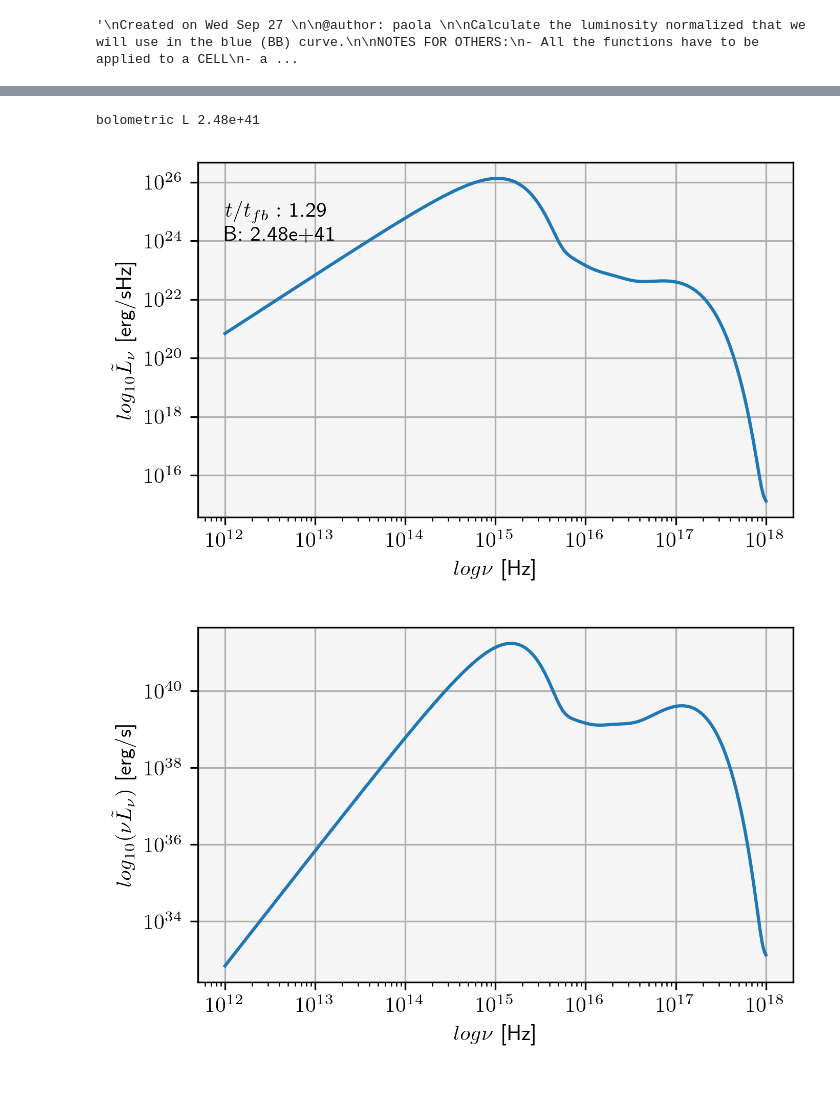
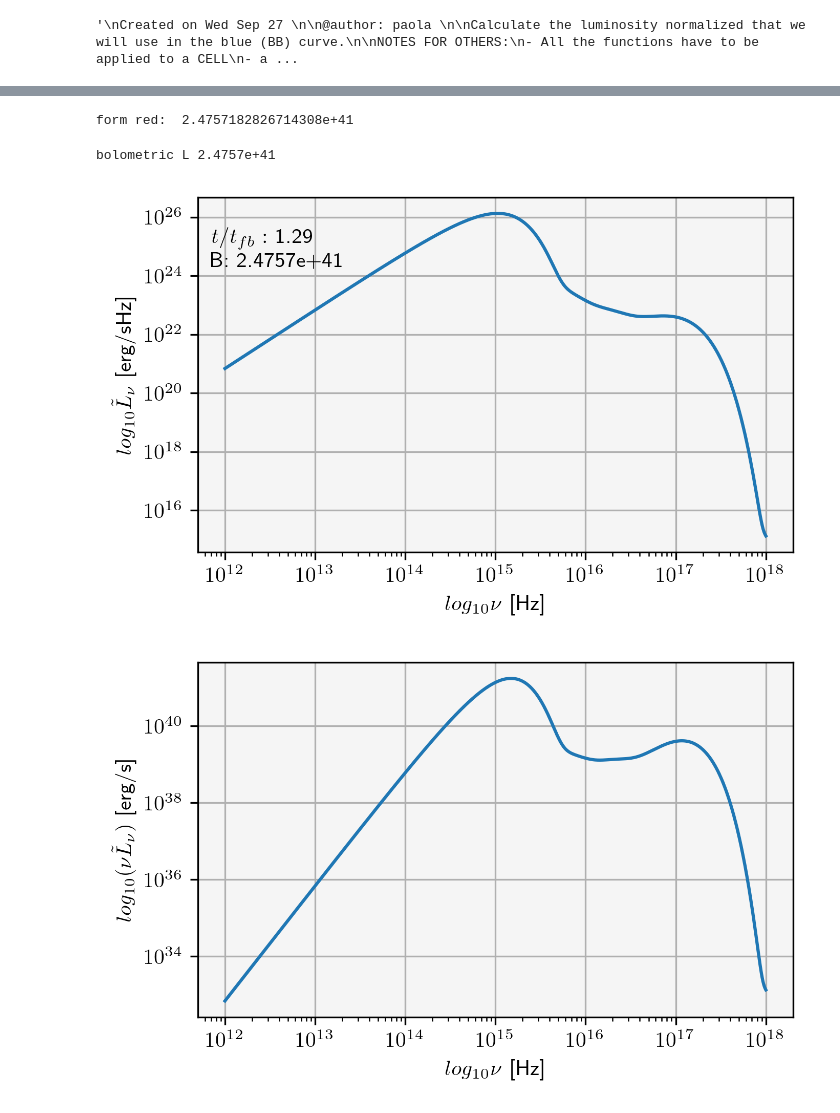
Before and after one commit to KKilmetis8/tde_comparison, a Jupyter notebook: PAOLA_lum.ipynb, the cells around one changed output, grey strips where cells are left out. Cells and saved outputs as stored; diff of their text form; code cells hidden in the pictures.

Commit message:
more plot

```diff
--- a/PAOLA_lum.ipynb
+++ b/PAOLA_lum.ipynb
@@ -312,13 +300,15 @@ ray: 191
 # %%
+n_array = 10**x_array
+
 fig, ax = plt.subplots()
-ax.plot(10**n_linear_in_log, lum_n)
-plt.xlabel(r'$log\nu$ [Hz]')
+ax.plot(n_array, lum_n)
+plt.xlabel(r'$log_{10}\nu$ [Hz]')
 plt.ylabel(r'$log_{10}L_\nu$ [erg/sHz]')
 plt.loglog()
 plt.grid()
-plt.savefig('Ltildan_m' + str(m) + '_snap' + str(fix))
+plt.savefig('Ln_m' + str(m) + '_snap' + str(fix))
 plt.show()
-ax.axvline(15, color = 'tab:orange')
-ax.axvline(17, color = 'tab:orange')
-ax.axvspan(15, 17, alpha=0.5, color = 'tab:orange')
+# ax.axvline(15, color = 'tab:orange')
+# ax.axvline(17, color = 'tab:orange')
+# ax.axvspan(15, 17, alpha=0.5, color = 'tab:orange')
 # %% [output]
@@ -327,6 +323,13 @@ ax.axvspan(15, 17, alpha=0.5, color = 'tab:orange')
+# %%
+# Normalisation
+const_norm = normalisation(lum_n, luminosity_fld_fix[snap_index])
+lum_tilde_n = lum_n * const_norm
+# %% [output]
+form red:  2.4757182826714308e+41
 # %%
-with open('Lum_n_m'+ str(m) + '.txt', 'a') as f:
-    f.write(' '.join(map(str, n_linear_in_log)) + '\n')
-    f.write('#snap '+ str(fix) + ' L_n \n')
-    f.write(' '.join(map(str, lum_n)) + '\n')
+with open('L_tilde_n_m'+ str(m) + '.txt', 'a') as f:
+    # f.write('# exponents x of frequencues: n = 10^x  \n') #only for the first snap
+    # f.write(' '.join(map(str, x_array)) + '\n') #only for the first snap
+    f.write('#snap '+ str(fix) + ' L_tilde_n \n')
+    f.write(' '.join(map(str, lum_tilde_n)) + '\n')
     f.close()
@@ -337 +336,9 @@ lum_tilde_n = lum_n *  const_norm
+# %%
+# Bolometric
+bolom_integrand =  n_array * lum_tilde_n
+bolom = np.log(10) * np.trapz(bolom_integrand, x_array)
+bolom = "{:.4e}".format(bolom) #scientific notation
+print('bolometric L', bolom)
+# %% [output]
+bolometric L 2.4757e+41
 # %%
@@ -343,8 +348,0 @@ with open('L_tilde_n_m'+ str(m) + '.txt', 'a') as f:
-# %%
-fin_int = np.log(10) * 10**(n_linear_in_log) * lum_tilde_n
-check = np.trapz(fin_int, n_linear_in_log)
-#check = hand_integration(fin_int, n_linear_in_log)
-check="{:.2e}".format(check) #scientific notation
-print('bolometric L', check)
-# %% [output]
-bolometric L 2.48e+41
@@ -356,27 +349,22 @@ with open('L_m' + str(m) + '.txt', 'a') as fbolo:
 # %%
 fig, ax = plt.subplots()
-ax.plot(10**n_linear_in_log, lum_tilde_n)
-plt.xlabel(r'$log\nu$ [Hz]')
+ax.plot(n_array, lum_tilde_n)
+plt.xlabel(r'$log_{10}\nu$ [Hz]')
 plt.ylabel(r'$log_{10}\tilde{L}_\nu$ [erg/sHz]')
 plt.loglog()
 plt.grid()
-plt.text(1e12, 1e24, r'$t/t_{fb}:$ ' + f'{days[fix_index]}\n B: {check}')
-# plt.legend()
+plt.text(0.7e12, 2e24, r'$t/t_{fb}:$ ' + f'{days[snap_index]}\n B: {bolom}')
 plt.savefig('Ltildan_m' + str(m) + '_snap' + str(fix))
 plt.show()
-ax.axvline(15, color = 'tab:orange')
-ax.axvline(17, color = 'tab:orange')
-ax.axvspan(15, 17, alpha=0.5, color = 'tab:orange')
-
 
 plt.figure()
-plt.plot(10**n_linear_in_log, 10**n_linear_in_log * lum_tilde_n)
-plt.xlabel(r'$log\nu$ [Hz]')
+plt.plot(n_array, n_array * lum_tilde_n)
+plt.xlabel(r'$log_{10}\nu$ [Hz]')
 plt.ylabel(r'$log_{10}(\nu\tilde{L}_\nu)$ [erg/s]')
 plt.loglog()
 plt.grid()
 plt.savefig('n_Ltildan_m' + str(m) + '_snap' + str(fix))
 plt.show()
 # %% [output]
-[figure, old version]
+[figure, new version]
-[figure, old version]
+[figure, new version]
```
Also changed, not shown: parts of 20 cells of this notebook, 41 other files.
